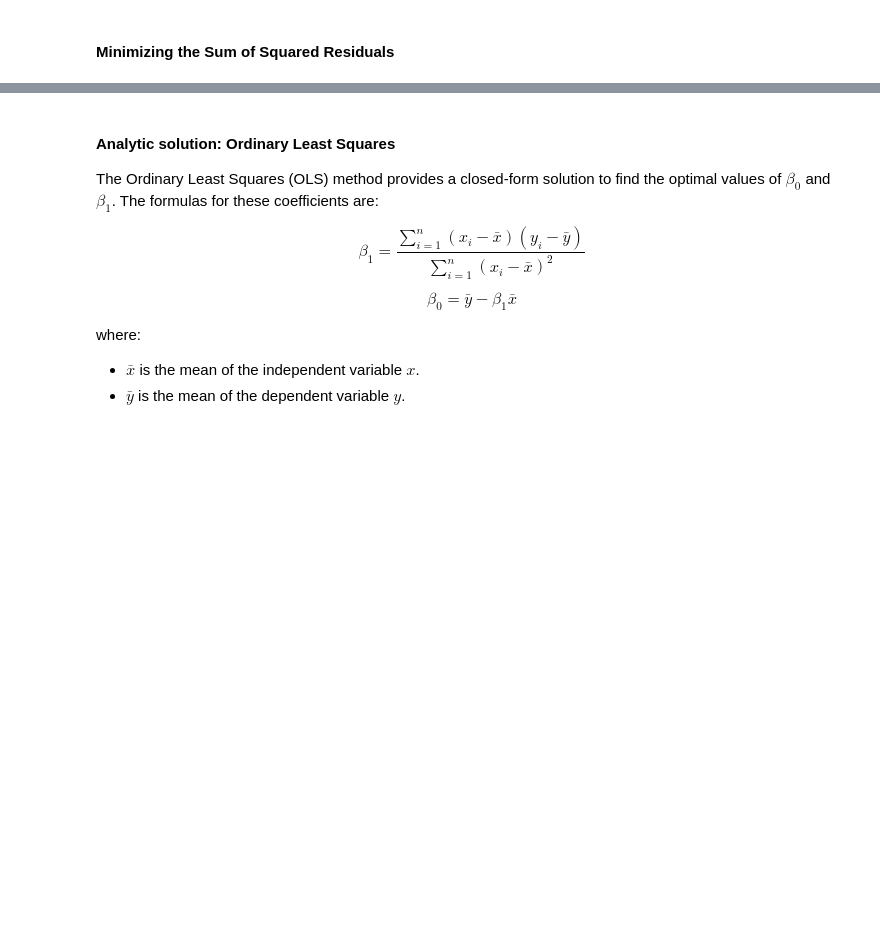
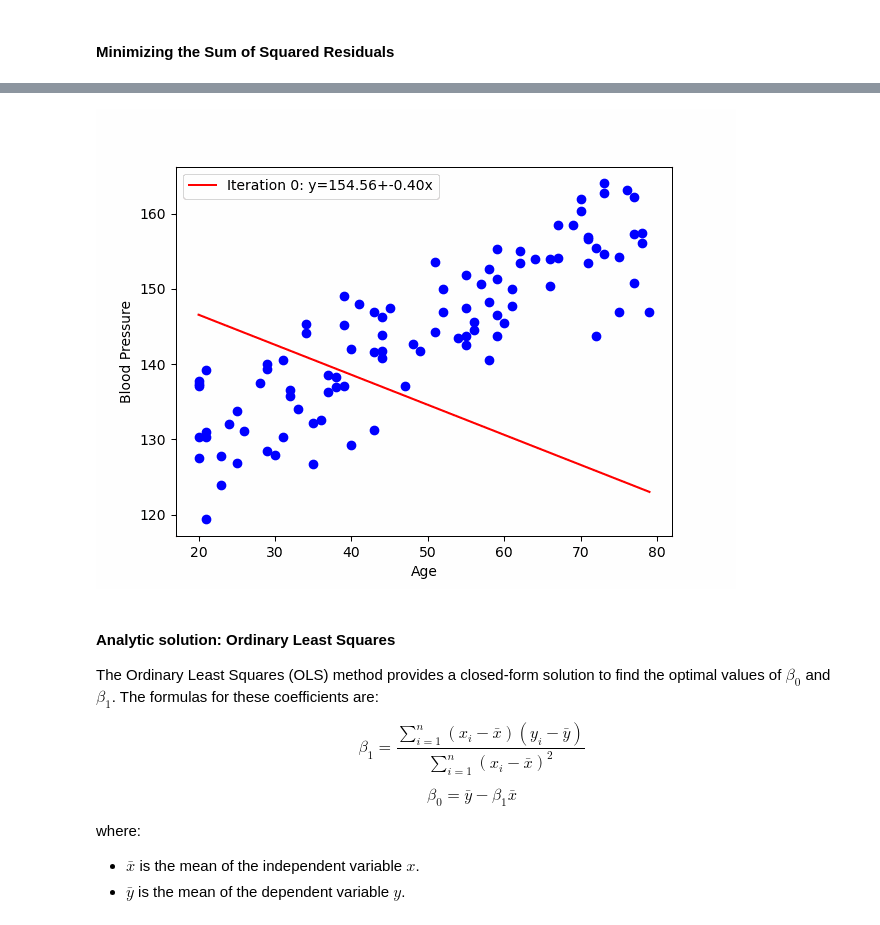
Before and after one commit to Hospital-Da-Luz-Learning-Health/MLCatolica25, a Jupyter notebook: Aula 5 - Supervised Learning I/Learning Notebook.ipynb, the cells around one changed output, grey strips where cells are left out. Drawn from its saved outputs; the diff is of its cells as text; code cells hidden in the pictures; blank space fills up the shorter version.

```diff
--- a/Aula 5 - Supervised Learning I/Learning Notebook.ipynb
+++ b/Aula 5 - Supervised Learning I/Learning Notebook.ipynb
@@ -432,3 +341,7 @@ display(Image(filename=gif_path))
+# %%
+display(Image(filename="gradient_descendent_example.gif"))
+# %% [output]
+[figure, added]
 # %% [markdown]
 #### Analytic solution: Ordinary Least Squares
 
```
Also changed, not shown: parts of 29 cells of this notebook, 6 other files.
